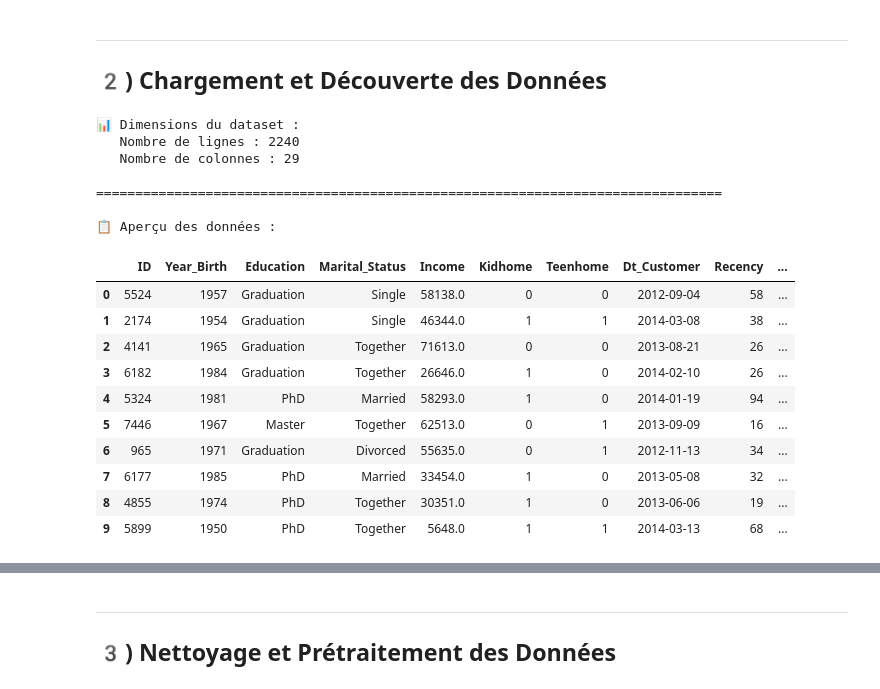
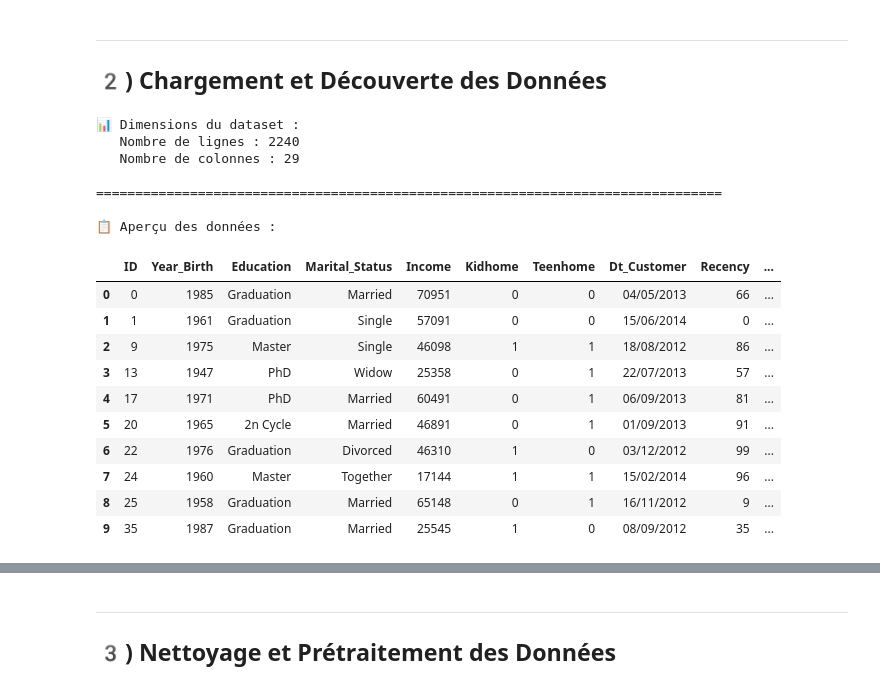
Before and after one commit to Venonne/Python, a Jupyter notebook: Analyse campagne marketing.ipynb, the cells around one changed output, grey strips where cells are left out. Saved outputs shown, nothing was run; the diff lists cells and outputs as text; code cells hidden in the pictures.

```diff
--- a/Analyse campagne marketing.ipynb
+++ b/Analyse campagne marketing.ipynb
@@ -87,35 +87,35 @@ print("✅ Toutes les bibliothèques ont été importées avec succès !")
 ## 2️) Chargement et Découverte des Données
 # %%
 # Chargement des données
-df = pd.read_csv('Campagne_Market.csv', sep=';')
+df = pd.read_csv('Camp_Market.csv', sep=';')
 
 print("📊 Dimensions du dataset :")
 print(f"   Nombre de lignes : {df.shape[0]}")
 print(f"   Nombre de colonnes : {df.shape[1]}")
 print("\n" + "="*80 + "\n")
 
 # Affichage des premières lignes
 print("📋 Aperçu des données :")
 df.head(10)
 # %% [output]
 📊 Dimensions du dataset :
    Nombre de lignes : 2240
    Nombre de colonnes : 29
 
 ================================================================================
 
 📋 Aperçu des données :
 |  | ID | Year_Birth | Education | Marital_Status | Income | Kidhome | Teenhome | Dt_Customer | Recency | ... |
-| 0 | 5524 | 1957 | Graduation | Single | 58138.0 | 0 | 0 | 2012-09-04 | 58 | ... |
-| 1 | 2174 | 1954 | Graduation | Single | 46344.0 | 1 | 1 | 2014-03-08 | 38 | ... |
-| 2 | 4141 | 1965 | Graduation | Together | 71613.0 | 0 | 0 | 2013-08-21 | 26 | ... |
-| 3 | 6182 | 1984 | Graduation | Together | 26646.0 | 1 | 0 | 2014-02-10 | 26 | ... |
-| 4 | 5324 | 1981 | PhD | Married | 58293.0 | 1 | 0 | 2014-01-19 | 94 | ... |
-| 5 | 7446 | 1967 | Master | Together | 62513.0 | 0 | 1 | 2013-09-09 | 16 | ... |
-| 6 | 965 | 1971 | Graduation | Divorced | 55635.0 | 0 | 1 | 2012-11-13 | 34 | ... |
-| 7 | 6177 | 1985 | PhD | Married | 33454.0 | 1 | 0 | 2013-05-08 | 32 | ... |
-| 8 | 4855 | 1974 | PhD | Together | 30351.0 | 1 | 0 | 2013-06-06 | 19 | ... |
-| 9 | 5899 | 1950 | PhD | Together | 5648.0 | 1 | 1 | 2014-03-13 | 68 | ... |
+| 0 | 0 | 1985 | Graduation | Married | 70951 | 0 | 0 | 04/05/2013 | 66 | ... |
+| 1 | 1 | 1961 | Graduation | Single | 57091 | 0 | 0 | 15/06/2014 | 0 | ... |
+| 2 | 9 | 1975 | Master | Single | 46098 | 1 | 1 | 18/08/2012 | 86 | ... |
+| 3 | 13 | 1947 | PhD | Widow | 25358 | 0 | 1 | 22/07/2013 | 57 | ... |
+| 4 | 17 | 1971 | PhD | Married | 60491 | 0 | 1 | 06/09/2013 | 81 | ... |
+| 5 | 20 | 1965 | 2n Cycle | Married | 46891 | 0 | 1 | 01/09/2013 | 91 | ... |
+| 6 | 22 | 1976 | Graduation | Divorced | 46310 | 1 | 0 | 03/12/2012 | 99 | ... |
+| 7 | 24 | 1960 | Master | Together | 17144 | 1 | 1 | 15/02/2014 | 96 | ... |
+| 8 | 25 | 1958 | Graduation | Married | 65148 | 0 | 1 | 16/11/2012 | 9 | ... |
+| 9 | 35 | 1987 | Graduation | Married | 25545 | 1 | 0 | 08/09/2012 | 35 | ... |
 # %%
 # Informations générales sur le dataset
 print("ℹ️ Informations sur le dataset :")
```
Also changed, not shown: parts of 3 cells of this notebook, 1 other file.
